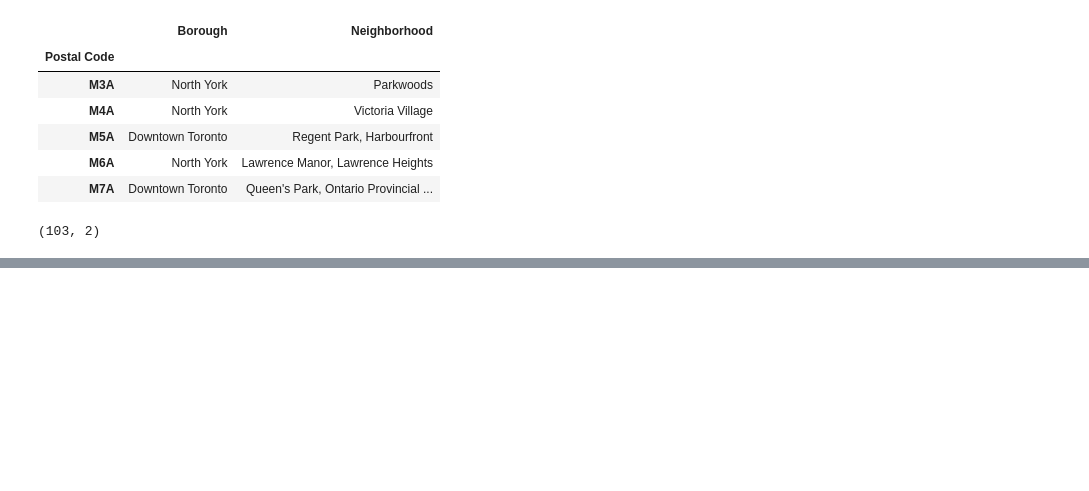
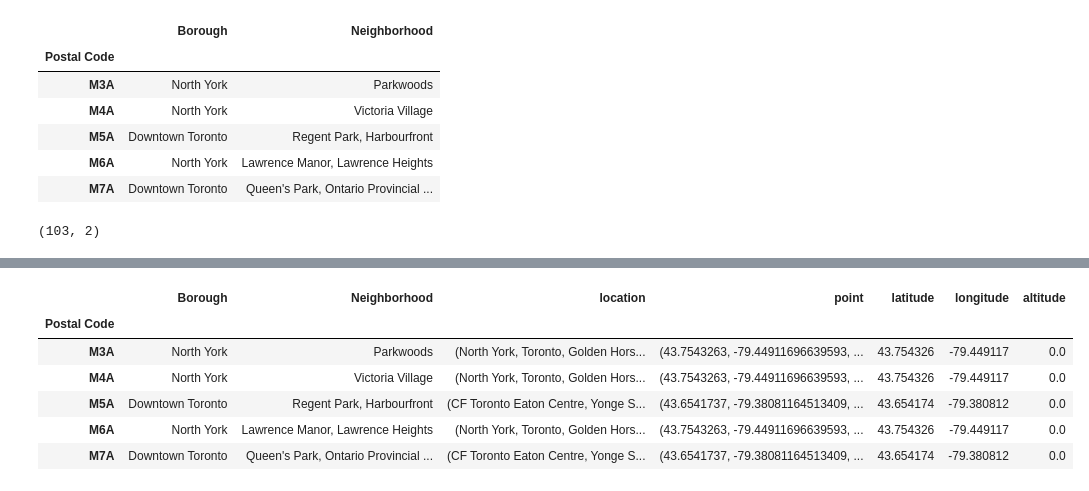
Before and after one commit to ashwin482/Coursera_Capstone, a Jupyter notebook: Segmenting and Clustering Neighborhoods in Toronto.ipynb, the cells around one changed output, grey strips where cells are left out. Cells and saved outputs as stored; diff of their text form; code cells hidden in the pictures; blank space fills up the shorter version.

```diff
--- a/Segmenting and Clustering Neighborhoods in Toronto.ipynb
+++ b/Segmenting and Clustering Neighborhoods in Toronto.ipynb
@@ -111,0 +144,10 @@ canada_df.shape
+# %%
+canada_df.head()
+# %% [output]
+|  | Borough | Neighborhood | location | point | latitude | longitude | altitude |
+| Postal Code |  |  |  |  |  |  |  |
+| M3A | North York | Parkwoods | (North York, Toronto, Golden Hors... | (43.7543263, -79.44911696639593, ... | 43.754326 | -79.449117 | 0.0 |
+| M4A | North York | Victoria Village | (North York, Toronto, Golden Hors... | (43.7543263, -79.44911696639593, ... | 43.754326 | -79.449117 | 0.0 |
+| M5A | Downtown Toronto | Regent Park, Harbourfront | (CF Toronto Eaton Centre, Yonge S... | (43.6541737, -79.38081164513409, ... | 43.654174 | -79.380812 | 0.0 |
+| M6A | North York | Lawrence Manor, Lawrence Heights | (North York, Toronto, Golden Hors... | (43.7543263, -79.44911696639593, ... | 43.754326 | -79.449117 | 0.0 |
+| M7A | Downtown Toronto | Queen's Park, Ontario Provincial ... | (CF Toronto Eaton Centre, Yonge S... | (43.6541737, -79.38081164513409, ... | 43.654174 | -79.380812 | 0.0 |
```
Also changed, not shown: parts of 6 cells of this notebook.
